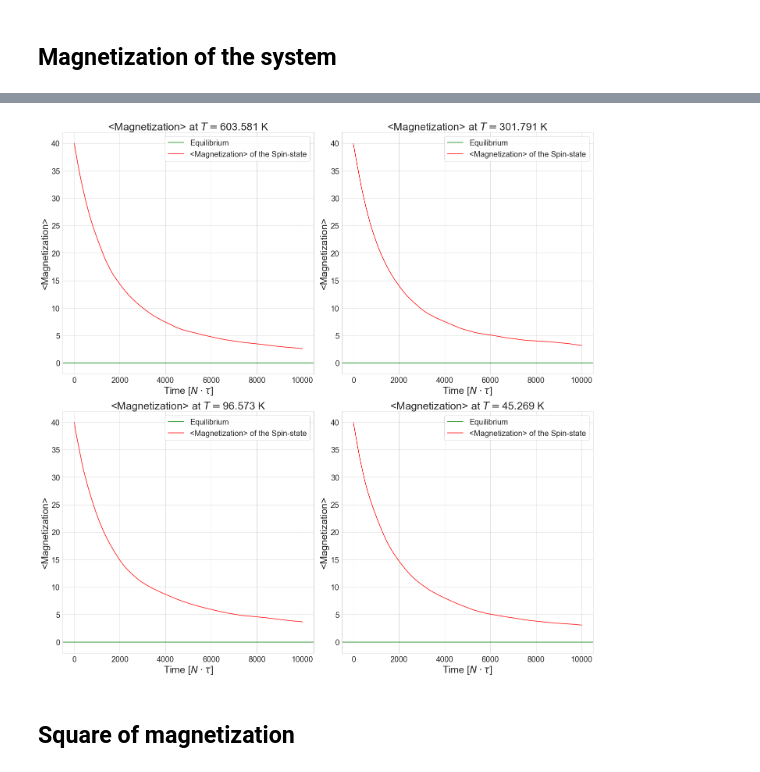
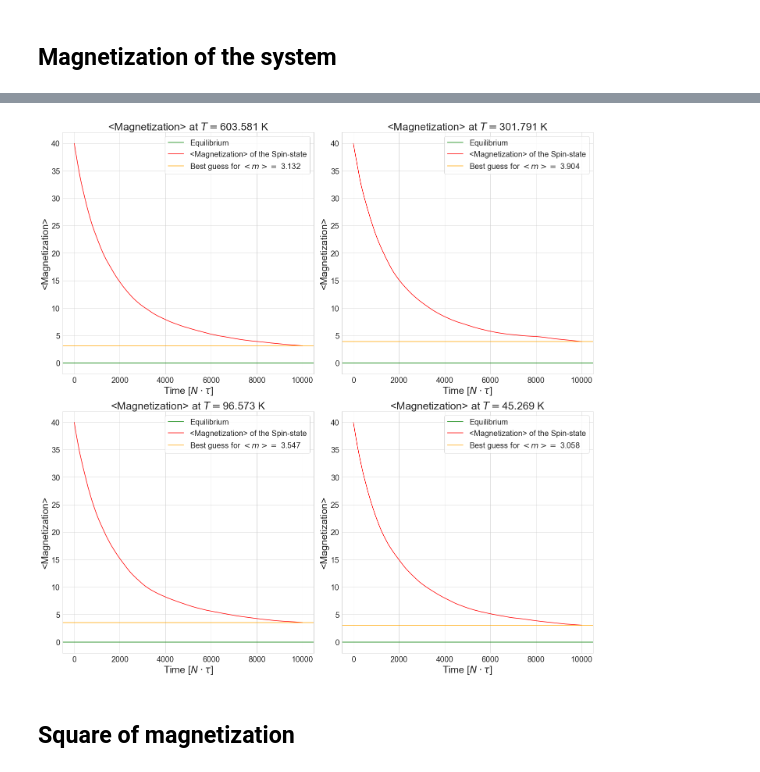
Before and after one commit to masterdesky/ELTE-stochastic-processes-2019, a Jupyter notebook: Lecture 7/Homework 7/Stochastic processes - 7..ipynb, the cells around one changed output, grey strips where cells are left out. Saved outputs shown, nothing was run; the diff lists cells and outputs as text; code cells hidden in the pictures.

```diff
--- a/Lecture 7/Homework 7/Stochastic processes - 7..ipynb
+++ b/Lecture 7/Homework 7/Stochastic processes - 7..ipynb
@@ -216,6 +218,7 @@ nrows = 2
 ncols = 2
 fig, axes = plt.subplots(nrows=nrows, ncols=ncols, figsize=(20,20))
 
+titlesize = 27
 scattersize = 10
 axislabelsize = 25
 axisticksize = 20
@@ -461,0 +473,3 @@ plt.show()
+# %%
+def fit_func(N, A, B, C):
+    return A * np.e ** (B * N) + C
@@ -461,0 +608,30 @@ plt.show()
+# %%
+nrows = 2
+ncols = 2
+figsize = 20
+fig, axes = plt.subplots(nrows=nrows, ncols=ncols, figsize=(figsize,figsize))
+
+titlesize = 27
+axislabelsize = 25
+axisticksize = 20
+legendsize = 20
+
+for i in range(0, nrows):
+    for j in range(0, ncols):
+
+        magnetization_mean_1D = [(total_magnetization_1D[str(i*ncols + j + 1)]**2)[:k].mean()
+                                 for k in range(1, steps_1D+1)]
+
+        axes[i][j].plot(step_indeces_1D[1:], magnetization_squared_mean_1D, color='red', label='Original funtion')
+        axes[i][j].plot(step_indeces_1D[1:], fit_func(x_fit_square_1D[str(i*ncols + j + 1)], *popt_square_1D[str(i*ncols + j + 1)]),
+                        color='green', linestyle='--', label='Fitted')
+
+        axes[i][j].set_xlabel('Time [$N \\cdot \\tau$]', fontsize=axislabelsize)
+        axes[i][j].set_ylabel('<Magnetization$^2$>', fontsize=axislabelsize)
+
+        axes[i][j].tick_params(axis='both', which='major', labelsize=axisticksize)
+        axes[i][j].yaxis.get_offset_text().set_fontsize(15)
+
+        axes[i][j].legend(loc='upper right', fontsize=legendsize)
+
+plt.show()
@@ -461,0 +640,8 @@ plt.show()
+# %%
+for i in range(0,len(betas)):
+    print('Fit parameters at T = {0:.3f} K:'.format(1 / (betas[str(i + 1)] * k_B)), p0_fit_square_1D[str(i+1)])
+
+print('\n')
+
+for i in range(0, len(betas)):
+    print('<m^2> at T = {0:.3f} K: {1:.4f}'.format(1 / (betas[str(i + 1)] * k_B), p0_fit_square_1D[str(i+1)][2]))
@@ -794,34 +991,37 @@ axisticksize = 20
 legendsize = 20
 
 for i in range(0,nrows):
     for j in range(0,ncols):
 
         magnetization_mean_2D = [total_magnetization_2D[str(i*nrows + j + 1)][:k].mean() for k in range(1, steps_2D+1)]
 
         axes[i][j].axhline(y=0, color='green', label='Equilibrium')
         axes[i][j].plot(step_indeces_2D[1:], magnetization_mean_2D, c='red', label='<Magnetization> of the Spin-state')
+
+        axes[i][j].axhline(y=magnetization_mean_2D[-1], label='Best guess for $<m> =$ {0:.3f}'.format(magnetization_mean_2D[-1]),
+                           color='orange')
 
         axes[i][j].set_title('<Magnetization> at $T =${0:.3f} K'.format(1 / (betas[str(i*nrows + j + 1)] * k_B)),
                              fontsize=titlesize)
 
         axes[i][j].set_xlabel('Time [$N \\cdot \\tau$]', fontsize=axislabelsize)
         axes[i][j].set_ylabel('<Magnetization>', fontsize=axislabelsize)
 
         axes[i][j].tick_params(axis='both', which='major', labelsize=20)
         axes[i][j].yaxis.get_offset_text().set_fontsize(15)
 
         axes[i][j].legend(loc='upper right', fontsize=20)
 
 fig.tight_layout()
 plt.savefig(image_path +
             'magnetization_mean_2D.' +
             image_format,
             format=image_format,
             dpi=image_dpi,
             bbox_inches='tight')
 plt.show()
 # %% [output]
-[figure, old version]
+[figure, new version]
 # %% [markdown]
 ## Square of magnetization
 # %%
```
Also changed, not shown: parts of 21 cells of this notebook, 12 other files.
